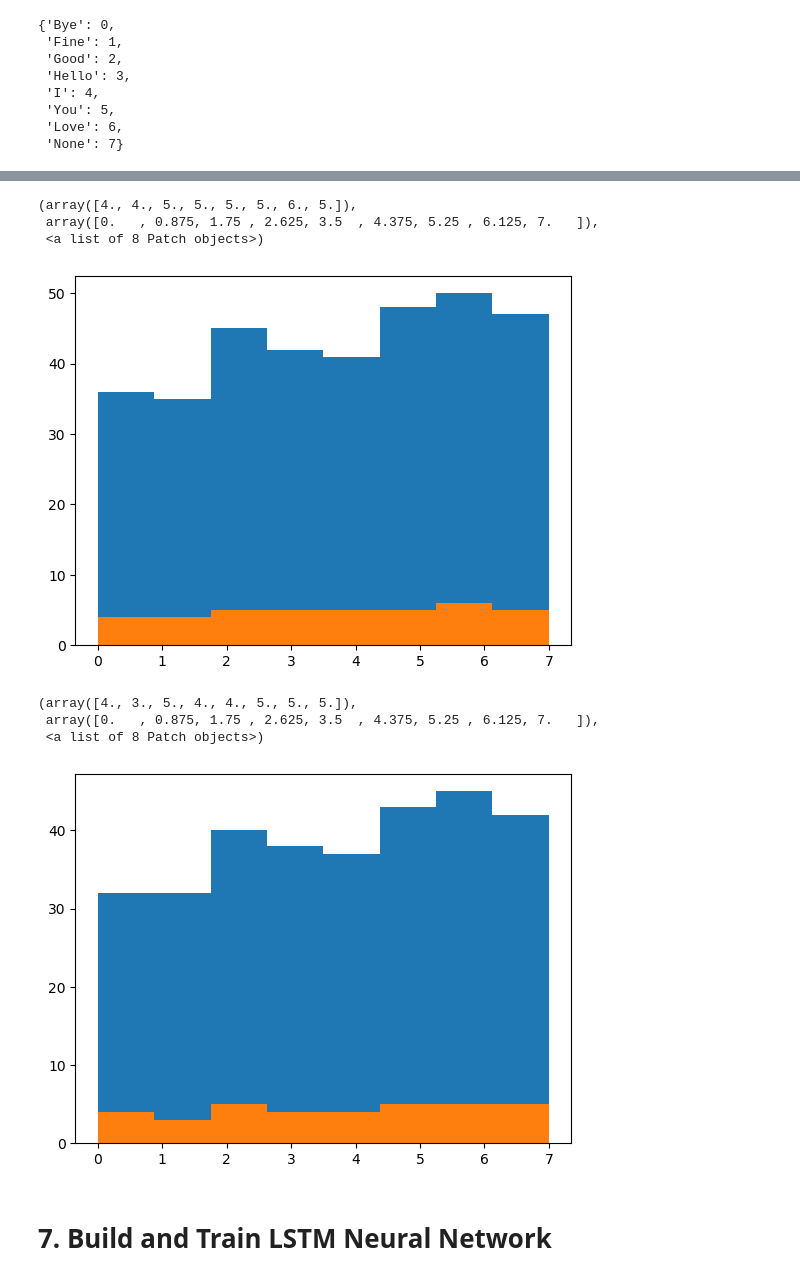
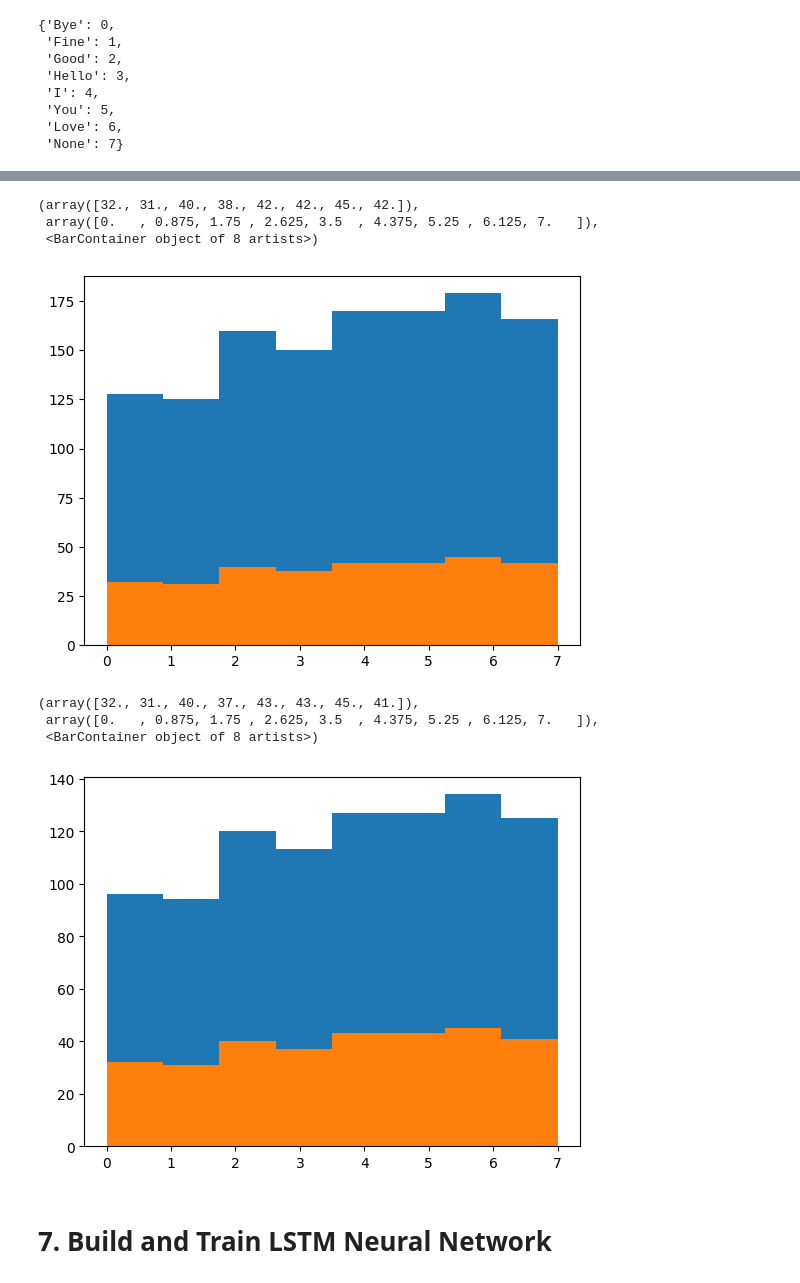
Before and after one commit to nhamcotdo/PBL-, a Jupyter notebook: CreateDataAndTrain/CreateDatasetAndTrain.ipynb, the cells around one changed output, grey strips where cells are left out. Cells and saved outputs as stored; diff of their text form; code cells hidden in the pictures.

Commit message:
push code and data (#5)
Co-authored-by: nhamnp <nhamnp@bkhightech.vn>

```diff
--- a/CreateDataAndTrain/CreateDatasetAndTrain.ipynb
+++ b/CreateDataAndTrain/CreateDatasetAndTrain.ipynb
@@ -88,24 +112,24 @@ DATASET_PATH = os.path.join('./Data')
 # %% [markdown]
 # 4. Extract Keypoint Values
 # %%
-# list_num_frames  = []
-# for class_index, class_name in enumerate(actions):
-#     files_list = os.listdir(os.path.join(DATA_PATH, class_name))
-#     # Iterate through all the files present in the files list.
-#     for file_name in files_list:
-#         # print(file_name)
-#         # Get the complete video path.
-#         video_file_path = os.path.join(
-#             DATA_PATH, class_name, file_name)
-#         cap = cv2.VideoCapture(video_file_path)
-#         num_frames = 0
-#         while True:
-#             num_frames += 1
-#             rt, f = cap.read()
-#             if not rt:
-#                 break
-#         list_num_frames.append(num_frames)
-#         cap.release()
+list_num_frames  = []
+for class_index, class_name in enumerate(actions):
+    files_list = os.listdir(os.path.join(DATA_PATH, class_name))
+    # Iterate through all the files present in the files list.
+    for file_name in files_list:
+        # print(file_name)
+        # Get the complete video path.
+        video_file_path = os.path.join(
+            DATA_PATH, class_name, file_name)
+        cap = cv2.VideoCapture(video_file_path)
+        num_frames = 0
+        while True:
+            num_frames += 1
+            rt, f = cap.read()
+            if not rt:
+                break
+        list_num_frames.append(num_frames)
+        cap.release()
 # %%
 plt.hist(list_num_frames, bins=len(set(list_num_frames)))
 plt.title('SỐ LƯỢNG FRAME MỖI HÀNH ĐỘNG')
@@ -265,7 +336,7 @@ label_map
  'Love': 6,
  'None': 7}
 # %%
-data = np.load(f'./{DATASET_PATH}/data.npz')
+data = np.load(f'{DATA_PATH}/data_rich.npz')
 X = data['features']
 labels = data['labels']
 # %%
@@ -282,7 +353,7 @@ y.shape
 from sklearn.model_selection import StratifiedShuffleSplit
 
 # Define the splitter
-splitter = StratifiedShuffleSplit(n_splits=1, test_size=0.1, random_state=42)
+splitter = StratifiedShuffleSplit(n_splits=1, test_size=0.2, random_state=42)
 
 # Get the indices for splitting
 train_idx, test_idx = next(splitter.split(X, y))
@@ -295,31 +366,31 @@ y_test = y[test_idx]
 plt.hist(np.argmax(y_train_val, 1), bins=8, label=label_map)
 plt.hist(np.argmax(y_test, 1), bins=8, label=label_map)
 # %% [output]
-(array([4., 4., 5., 5., 5., 5., 6., 5.]),
+(array([32., 31., 40., 38., 42., 42., 45., 42.]),
  array([0.   , 0.875, 1.75 , 2.625, 3.5  , 4.375, 5.25 , 6.125, 7.   ]),
- <a list of 8 Patch objects>)
+ <BarContainer object of 8 artists>)
-[figure, old version]
+[figure, new version]
 # %%
 from sklearn.model_selection import StratifiedShuffleSplit
 
 # Define the splitter
-splitter2 = StratifiedShuffleSplit(n_splits=1, test_size=0.1, random_state=42)
+splitter2 = StratifiedShuffleSplit(n_splits=1, test_size=0.25, random_state=42)
 
 # Get the indices for splitting
 train_idx, val_idx = next(splitter2.split(X_train_val, y_train_val))
 
 # Split the data into train and val sets
 X_train = X_train_val[train_idx]
 X_val = X_train_val[val_idx]
 y_train = y_train_val[train_idx]
 y_val = y_train_val[val_idx]
 plt.hist(np.argmax(y_train, 1), bins=len(actions), label=label_map)
 plt.hist(np.argmax(y_val, 1), bins=len(actions), label=label_map)
 # %% [output]
-(array([4., 3., 5., 4., 4., 5., 5., 5.]),
+(array([32., 31., 40., 37., 43., 43., 45., 41.]),
  array([0.   , 0.875, 1.75 , 2.625, 3.5  , 4.375, 5.25 , 6.125, 7.   ]),
- <a list of 8 Patch objects>)
+ <BarContainer object of 8 artists>)
-[figure, old version]
+[figure, new version]
 # %% [markdown]
 # 7. Build and Train LSTM Neural Network
 # %%
```
Also changed, not shown: parts of 30 cells of this notebook, 33 other files.
